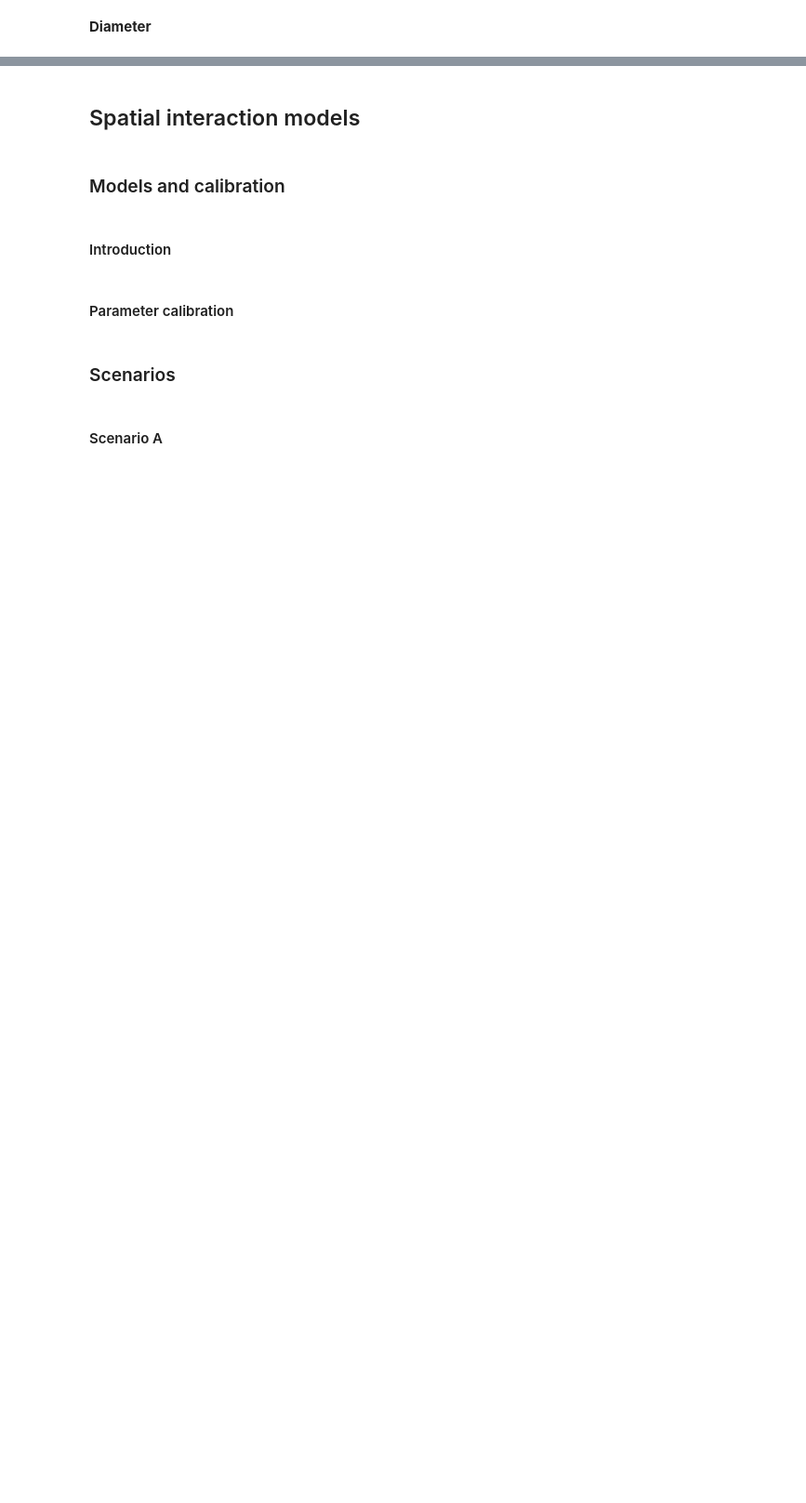
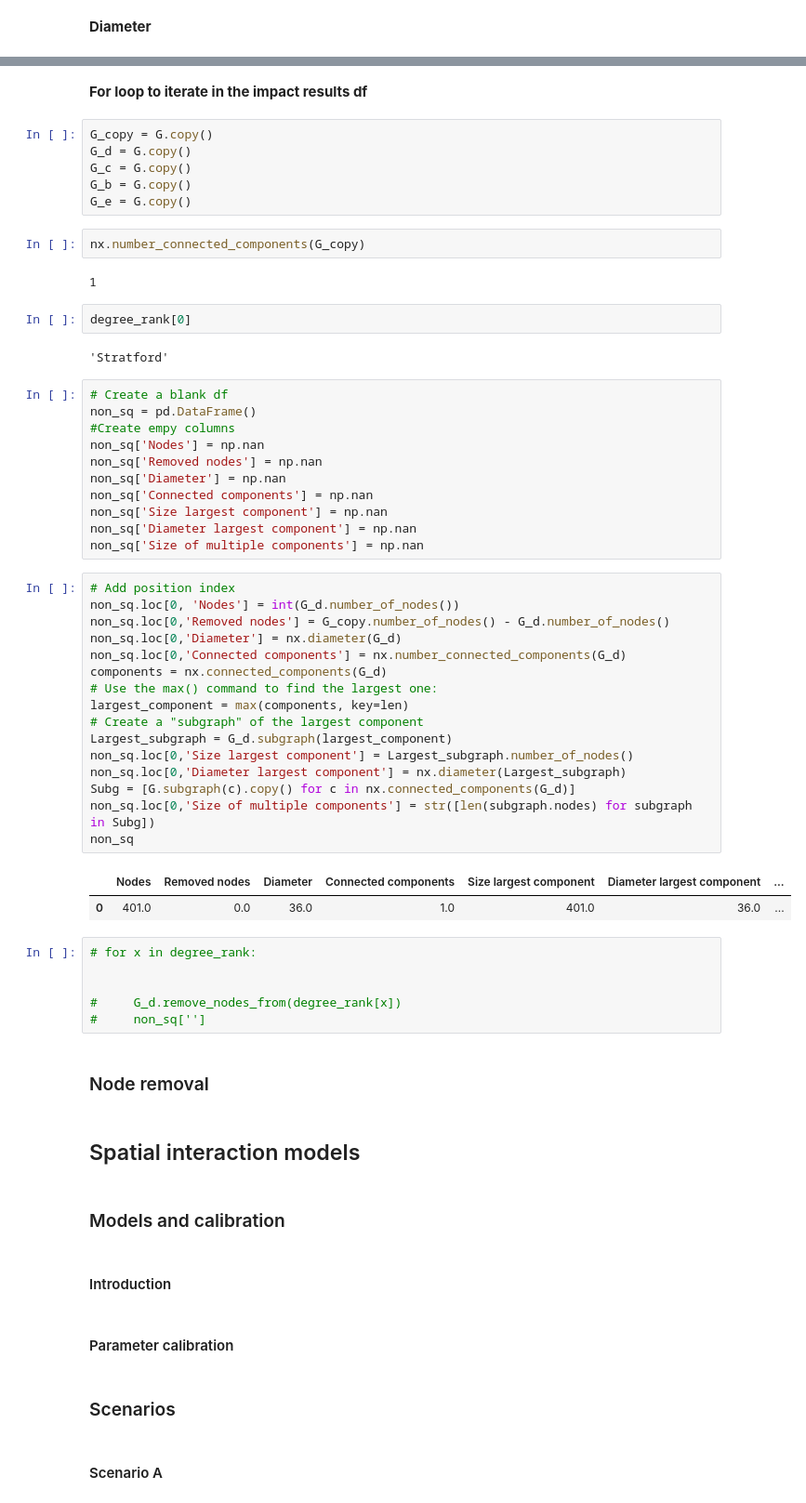
Before and after one commit to rpoandres/US_Assessment, a Jupyter notebook: US_Assessment.ipynb, the cells around one changed output, grey strips where cells are left out. Shown at 93% size. Saved outputs shown, nothing was run; the diff lists cells and outputs as text; blank space fills up the shorter version.

Commit message:
Impact measures first iteration

```diff
--- a/US_Assessment.ipynb
+++ b/US_Assessment.ipynb
@@ -448,3 +517,57 @@ df_ranking.head(10)
+# %% [markdown]
+**For loop to iterate in the impact results df**
+# %%
+G_copy = G.copy()
+G_d = G.copy()
+G_c = G.copy()
+G_b = G.copy()
+G_e = G.copy()
+# %%
+nx.number_connected_components(G_copy)
+# %% [output]
+1
+# %%
+degree_rank[0]
+# %% [output]
+'Stratford'
+# %%
+# Create a blank df
+non_sq = pd.DataFrame()
+#Create empy columns
+non_sq['Nodes'] = np.nan
+non_sq['Removed nodes'] = np.nan
+non_sq['Diameter'] = np.nan
+non_sq['Connected components'] = np.nan
+non_sq['Size largest component'] = np.nan
+non_sq['Diameter largest component'] = np.nan
+non_sq['Size of multiple components'] = np.nan
+# %%
+# Add position index
+non_sq.loc[0, 'Nodes'] = int(G_d.number_of_nodes())
+non_sq.loc[0,'Removed nodes'] = G_copy.number_of_nodes() - G_d.number_of_nodes()
+non_sq.loc[0,'Diameter'] = nx.diameter(G_d)
+non_sq.loc[0,'Connected components'] = nx.number_connected_components(G_d)
+components = nx.connected_components(G_d)
+# Use the max() command to find the largest one:
+largest_component = max(components, key=len)
+# Create a "subgraph" of the largest component
+Largest_subgraph = G_d.subgraph(largest_component)
+non_sq.loc[0,'Size largest component'] = Largest_subgraph.number_of_nodes()
+non_sq.loc[0,'Diameter largest component'] = nx.diameter(Largest_subgraph)
+Subg = [G.subgraph(c).copy() for c in nx.connected_components(G_d)]
+non_sq.loc[0,'Size of multiple components'] = str([len(subgraph.nodes) for subgraph in Subg])
+non_sq
+# %% [output]
+|  | Nodes | Removed nodes | Diameter | Connected components | Size largest component | Diameter largest component | ... |
+| 0 | 401.0 | 0.0 | 36.0 | 1.0 | 401.0 | 36.0 | ... |
+# %%
+# for x in degree_rank:
+
+
+#     G_d.remove_nodes_from(degree_rank[x])
+#     non_sq['']
+# %% [markdown]
+### Node removal
 # %% [markdown]
 ## Spatial interaction models
 # %% [markdown]
```
Also changed, not shown: parts of 20 cells of this notebook.
